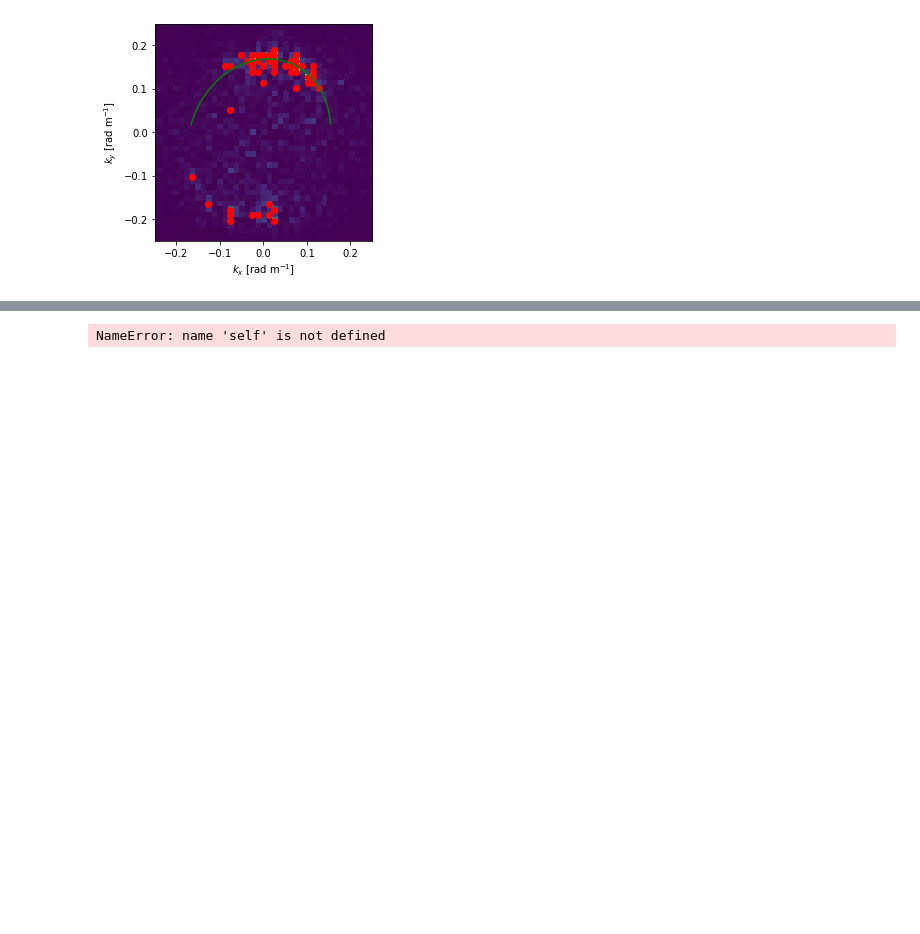
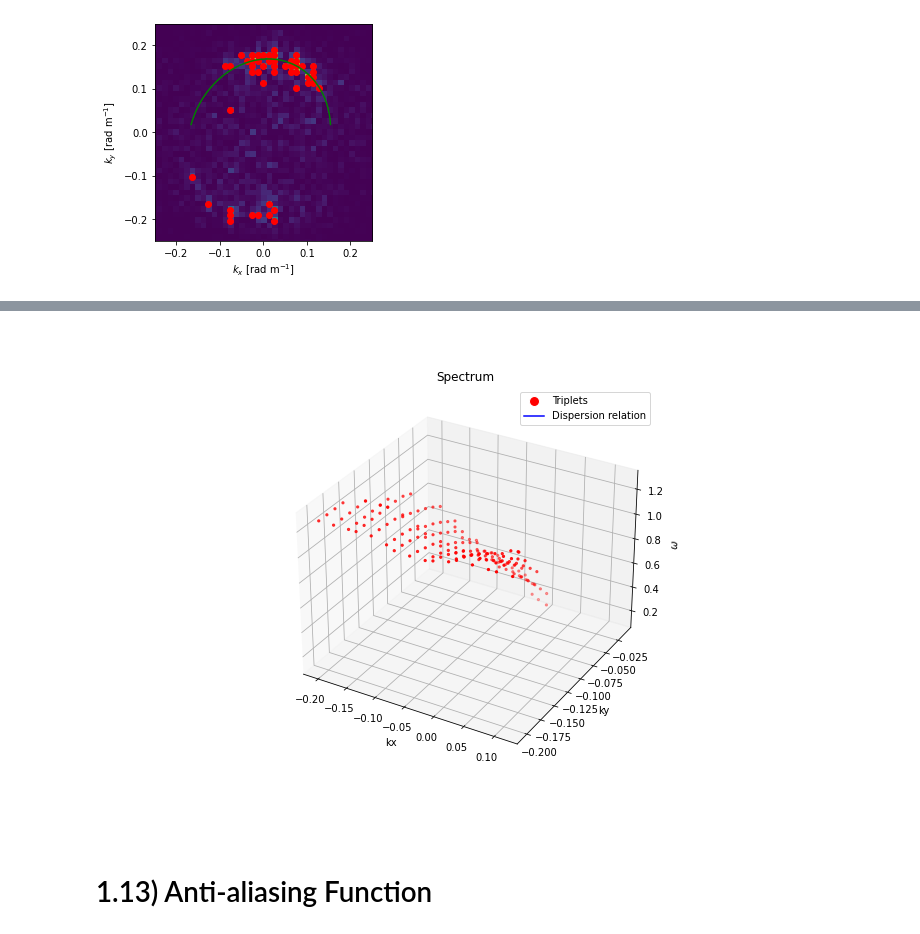
Before and after one commit to joeyanderson1/4th-Year-Thesis, a Jupyter notebook: Filtering Tel-Aviv Triplets.ipynb, the cells around one changed output, grey strips where cells are left out. Saved outputs shown, nothing was run; the diff lists cells and outputs as text; code cells hidden in the pictures; blank space fills up the shorter version.

Commit message:
Interpolation for more triplets
Interpolation for more triplets

```diff
--- a/Filtering Tel-Aviv Triplets.ipynb
+++ b/Filtering Tel-Aviv Triplets.ipynb
@@ -1158,0 +1213,19 @@ plt.show()
+# %%
+not_nan_indices = np.where(~np.isnan(interpolated_points_x))
+# %%
+int_points_x_notnan = interpolated_points_x[not_nan_indices]
+int_points_y_notnan = interpolated_points_y[not_nan_indices]
+int_points_z_notnan = interpolated_points_z[not_nan_indices]
+# %%
+def replace_with_nearest(kx_triplets, Kx):
+    replaced_array = np.zeros_like(kx_triplets)
+
+    for i, value in enumerate(kx_triplets):
+        nearest_value = min(Kx, key=lambda x: abs(x - value))
+        replaced_array[i] = nearest_value
+
+    return replaced_array
+# %%
+kx_triplets = replace_with_nearest(int_points_x_notnan, Kx)
+ky_triplets = replace_with_nearest(int_points_y_notnan, Ky)
+w_triplets = replace_with_nearest(int_points_z_notnan, w)
@@ -1159,2 +1252,24 @@ plt.show()
+# %%
+# Creating figure
+fig = plt.figure(figsize = (10, 7))
+ax = plt.axes(projection ="3d")
+
+# Creating plot
+ax.scatter3D(kx_triplets, ky_triplets, w_triplets, color = "red", s = 5)
+plt.title("Spectrum")
+
+ax.set_xlabel('kx')
+ax.set_ylabel('ky')
+ax.set_zlabel('$\omega$')
+
+# Create legend
+ax.legend(handles=legend_elements)
+
+# show plot
+plt.show()
+# %% [output]
+[figure, added]
+# %% [markdown]
+# 1.13) Anti-aliasing Function
 # %%
 Nt0 = 366
@@ -1189,4 +1277,0 @@ def get_anti_aliased_spec3d():
-# %%
-spec3d_anti_aliased = get_anti_aliased_spec3d()
-# %% [output]
-NameError: name 'self' is not defined
```
Also changed, not shown: parts of 38 cells of this notebook.
